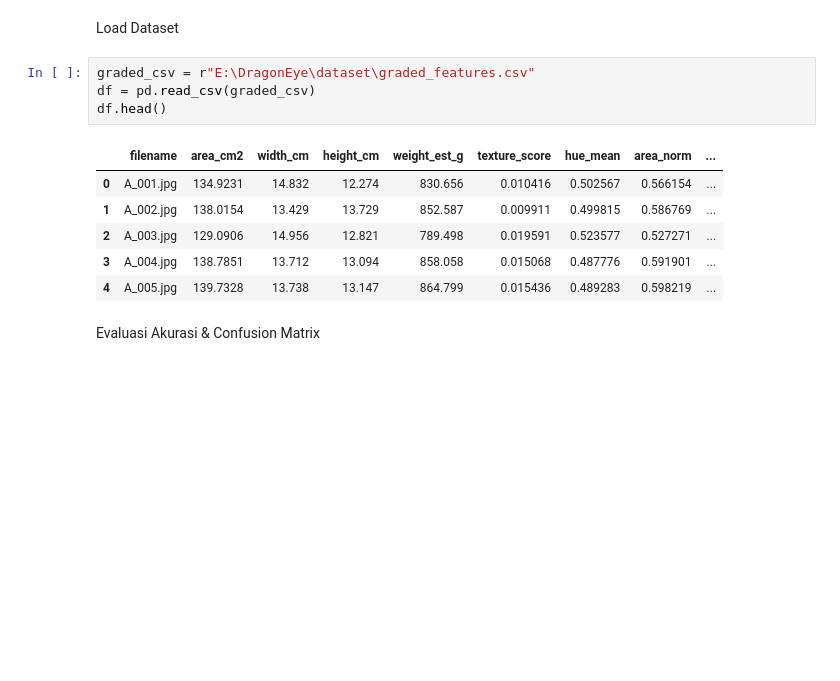
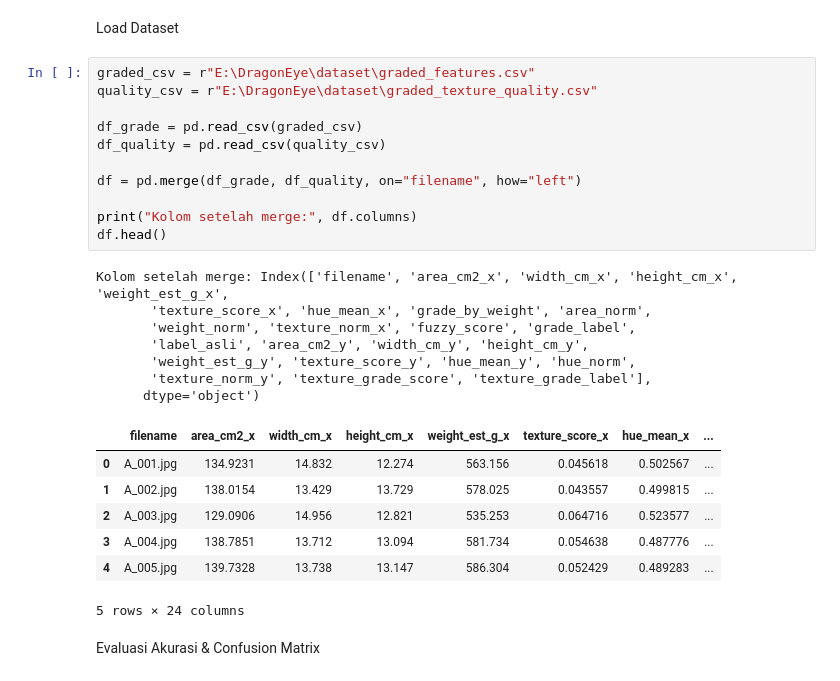
Before and after one commit to DevMossTeam/DragonFruit_Grading, a Jupyter notebook: src/evaluation.ipynb, the cells around one changed output. Saved outputs shown, nothing was run; the diff lists cells and outputs as text; blank space fills up the shorter version.

```diff
--- a/src/evaluation.ipynb
+++ b/src/evaluation.ipynb
@@ -11,15 +11,30 @@ import cv2
 Load Dataset
 # %%
 graded_csv = r"E:\DragonEye\dataset\graded_features.csv"
-df = pd.read_csv(graded_csv)
+quality_csv = r"E:\DragonEye\dataset\graded_texture_quality.csv"
+
+df_grade = pd.read_csv(graded_csv)
+df_quality = pd.read_csv(quality_csv)
+
+df = pd.merge(df_grade, df_quality, on="filename", how="left")
+
+print("Kolom setelah merge:", df.columns)
 df.head()
 # %% [output]
+Kolom setelah merge: Index(['filename', 'area_cm2_x', 'width_cm_x', 'height_cm_x', 'weight_est_g_x',
+       'texture_score_x', 'hue_mean_x', 'grade_by_weight', 'area_norm',
+       'weight_norm', 'texture_norm_x', 'fuzzy_score', 'grade_label',
+       'label_asli', 'area_cm2_y', 'width_cm_y', 'height_cm_y',
+       'weight_est_g_y', 'texture_score_y', 'hue_mean_y', 'hue_norm',
+       'texture_norm_y', 'texture_grade_score', 'texture_grade_label'],
+      dtype='object')
-|  | filename | area_cm2 | width_cm | height_cm | weight_est_g | texture_score | hue_mean | area_norm | ... |
-| 0 | A_001.jpg | 134.9231 | 14.832 | 12.274 | 830.656 | 0.010416 | 0.502567 | 0.566154 | ... |
-| 1 | A_002.jpg | 138.0154 | 13.429 | 13.729 | 852.587 | 0.009911 | 0.499815 | 0.586769 | ... |
-| 2 | A_003.jpg | 129.0906 | 14.956 | 12.821 | 789.498 | 0.019591 | 0.523577 | 0.527271 | ... |
-| 3 | A_004.jpg | 138.7851 | 13.712 | 13.094 | 858.058 | 0.015068 | 0.487776 | 0.591901 | ... |
-| 4 | A_005.jpg | 139.7328 | 13.738 | 13.147 | 864.799 | 0.015436 | 0.489283 | 0.598219 | ... |
+|  | filename | area_cm2_x | width_cm_x | height_cm_x | weight_est_g_x | texture_score_x | hue_mean_x | ... |
+| 0 | A_001.jpg | 134.9231 | 14.832 | 12.274 | 563.156 | 0.045618 | 0.502567 | ... |
+| 1 | A_002.jpg | 138.0154 | 13.429 | 13.729 | 578.025 | 0.043557 | 0.499815 | ... |
+| 2 | A_003.jpg | 129.0906 | 14.956 | 12.821 | 535.253 | 0.064716 | 0.523577 | ... |
+| 3 | A_004.jpg | 138.7851 | 13.712 | 13.094 | 581.734 | 0.054638 | 0.487776 | ... |
+| 4 | A_005.jpg | 139.7328 | 13.738 | 13.147 | 586.304 | 0.052429 | 0.489283 | ... |
+5 rows × 24 columns
 # %% [markdown]
 Evaluasi Akurasi & Confusion Matrix
 # %%
```
Also changed, not shown: parts of 4 cells of this notebook, 3 other files.
